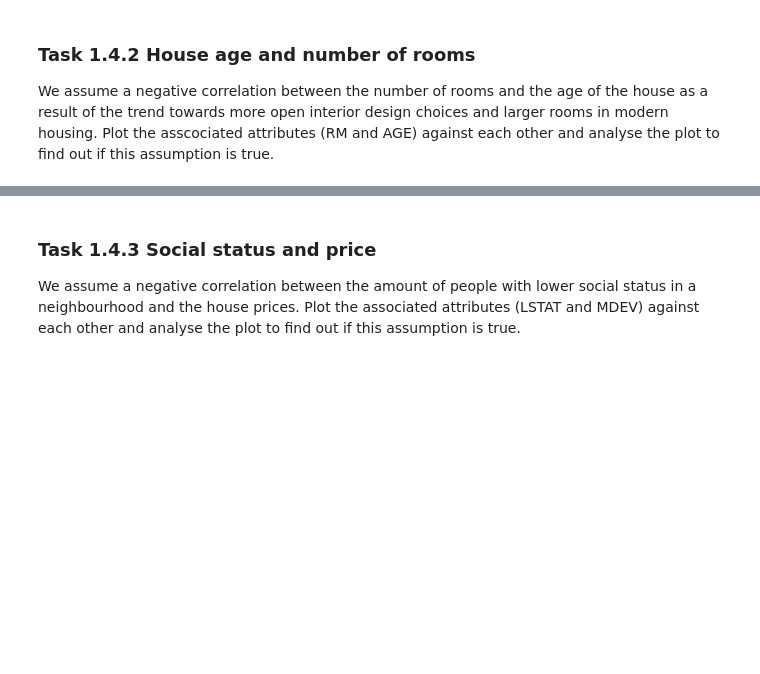
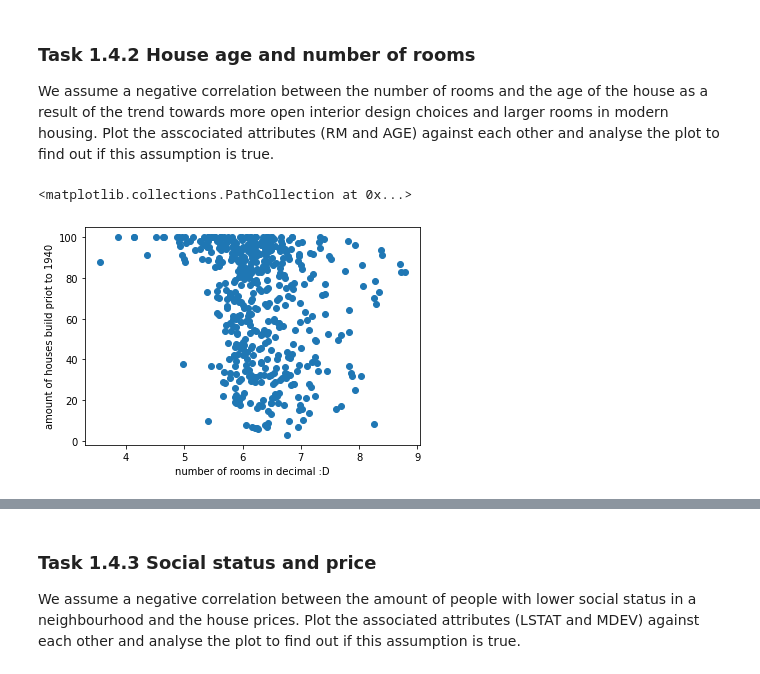
Before and after one commit to joe-hannes/DAIS, a Jupyter notebook: week2/PlottingCorrelation.ipynb, the cells around one changed output, grey strips where cells are left out. Drawn from its saved outputs; the diff is of its cells as text; code cells hidden in the pictures; blank space fills up the shorter version.

```diff
--- a/week2/PlottingCorrelation.ipynb
+++ b/week2/PlottingCorrelation.ipynb
@@ -238,6 +249,16 @@ Plot the asscociated attributes (INDUS and NOX) against each other and analyse t
 We assume a negative correlation between the number of rooms and the age of the house as a result of the trend towards more open interior design choices and larger rooms in modern housing.
 Plot the asscociated attributes (RM and AGE) against each other and analyse the plot to find out if this assumption is true.
 # %%
-# Your code here
+rooms = boston['data'][0:, 5]
+age = boston['data'][0:, 6]
+# Are they sure AGE is what they think it is?
 
-# is the assumption true?: your answer here.
+
+fig, ax = plt.subplots()
+ax.set_ylabel('amount of houses build priot to 1940')
+ax.set_xlabel('number of rooms in decimal :D')
+ax.scatter(rooms, age)
+# is the assumption true?: no
+# %% [output]
+<matplotlib.collections.PathCollection at 0x...>
+[figure, added]
```
Also changed, not shown: parts of 6 cells of this notebook.
